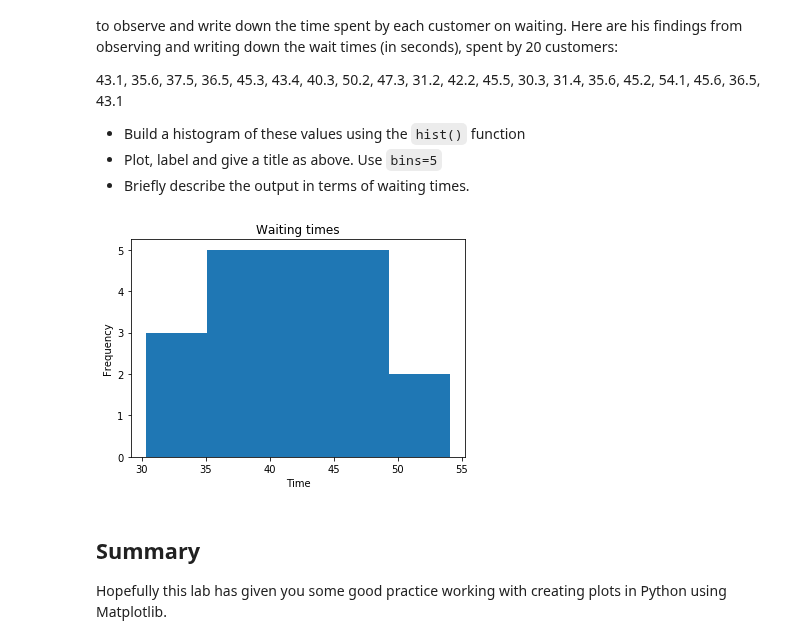
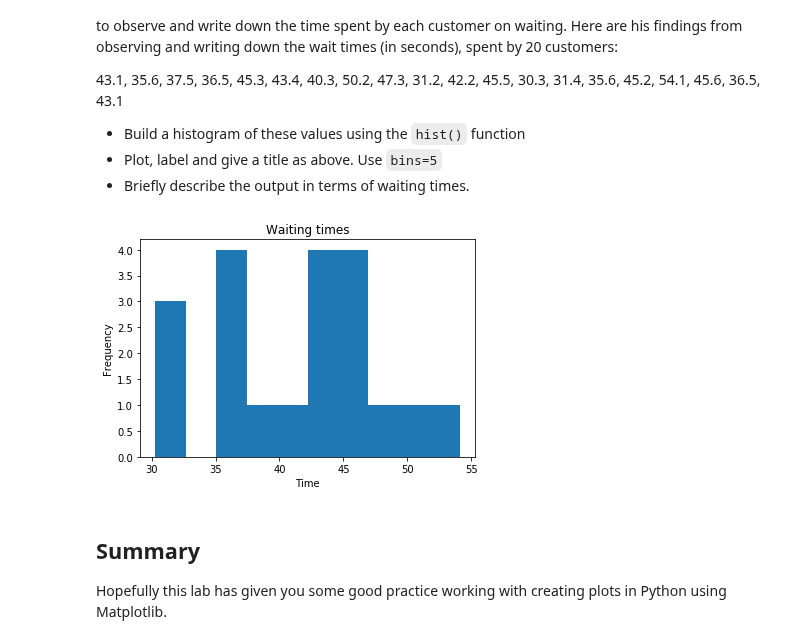
Before and after one commit to seancarverphd/dsc-data-viz-lab-dc-ds-060319, a Jupyter notebook: index.ipynb, the cells around one changed output. Cells and saved outputs as stored; diff of their text form; code cells hidden in the pictures.

```diff
--- a/index.ipynb
+++ b/index.ipynb
@@ -91,16 +91,16 @@ Joe is the branch manager at a bank. Recently, Joe been receiving customer feedb
 * Briefly describe the output in terms of waiting times.
 # %%
 x = (43.1, 35.6, 37.5, 36.5, 45.3, 43.4, 40.3, 50.2, 47.3, 31.2, 42.2, 45.5, 30.3, 31.4, 35.6, 45.2, 54.1, 45.6, 36.5, 43.1)
-plt.hist(x, bins=5)
+plt.hist(x, bins=10)
 plt.title("Waiting times")
 plt.xlabel("Time")
 plt.ylabel("Frequency")
 plt.show()
 #Plot the distogram with hist() function
 
 # Label, give title and show the plot
 # %% [output]
-[figure, old version]
+[figure, new version]
 # %% [markdown]
 ## Summary
 
```
